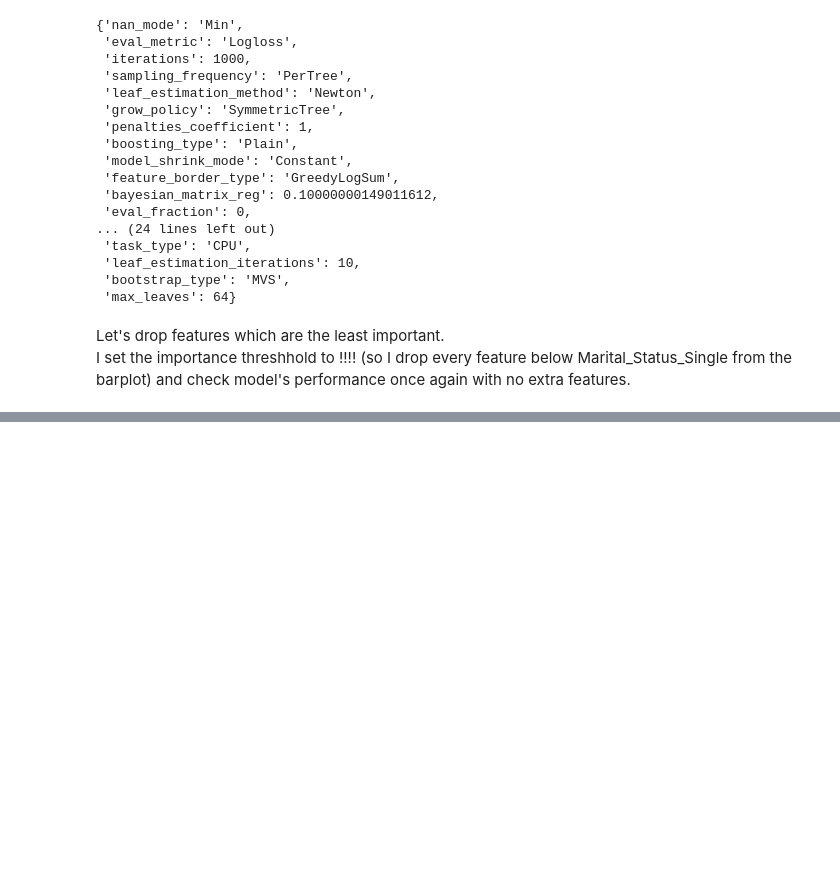
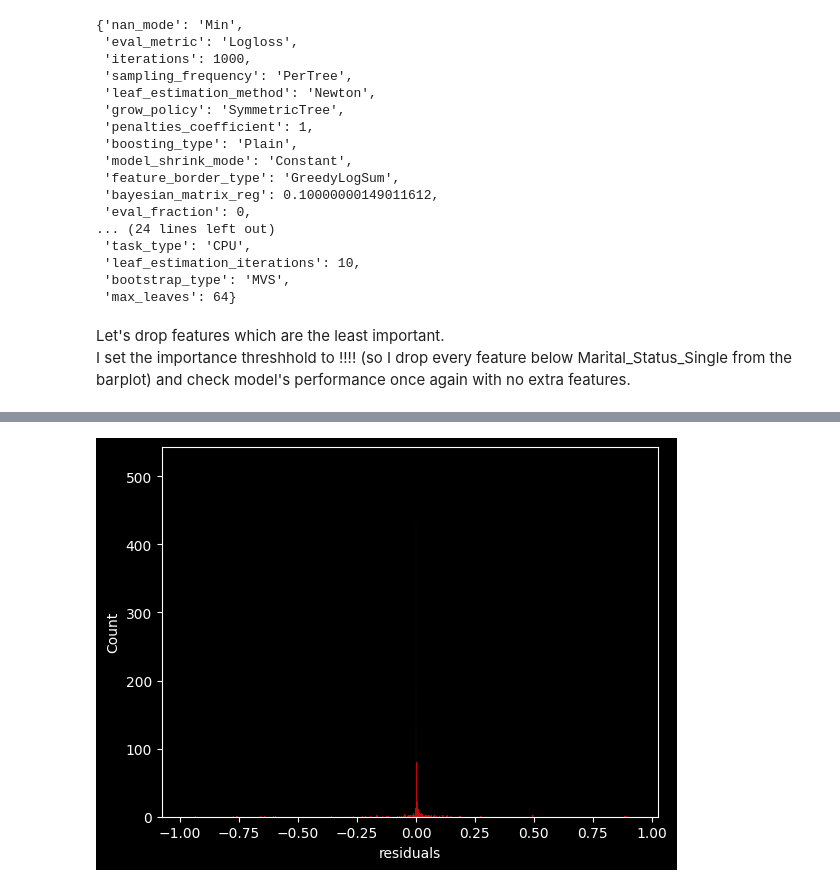
Before and after one commit to dxzielinski/Churn-Classification, a Jupyter notebook: Explanatory_Analysis-Interpreting.ipynb, the cells around one changed output, grey strips where cells are left out. Saved outputs shown, nothing was run; the diff lists cells and outputs as text; code cells hidden in the pictures; blank space fills up the shorter version.

```diff
--- a/Explanatory_Analysis-Interpreting.ipynb
+++ b/Explanatory_Analysis-Interpreting.ipynb
@@ -125,0 +144,4 @@ I set the importance threshhold to !!!! (so I drop every feature below Marital_S
+# %%
+#initializing explainer
+
+model_exp = dx.Explainer(fitted_reduced_model, X_test, y_test, label='CBC')
@@ -125,0 +166,9 @@ I set the importance threshhold to !!!! (so I drop every feature below Marital_S
+# %%
+#residuals' plot
+model_exp_diagnostic = model_exp.model_diagnostics()
+model_exp_diagnostic.plot(variable='ids', yvariable='residuals')
+# %%
+sns.histplot(pd.DataFrame(model_exp_diagnostic.result)['residuals'])
+plt.show()
+# %% [output]
+[figure, added]
```
Also changed, not shown: parts of 11 cells of this notebook, 4 other files.
